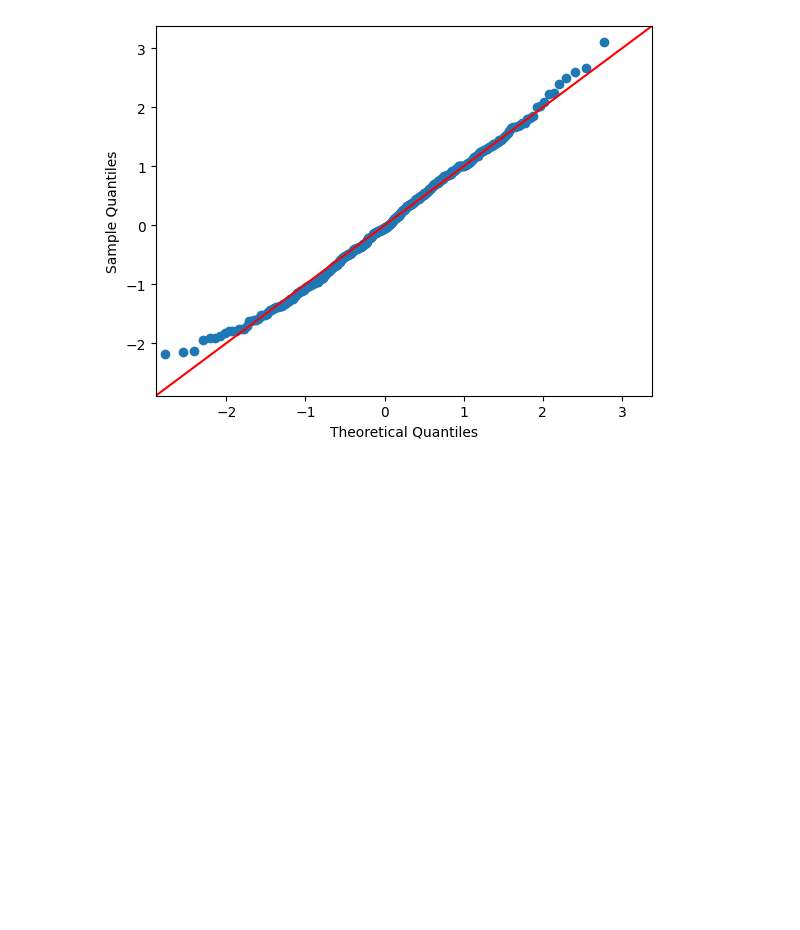
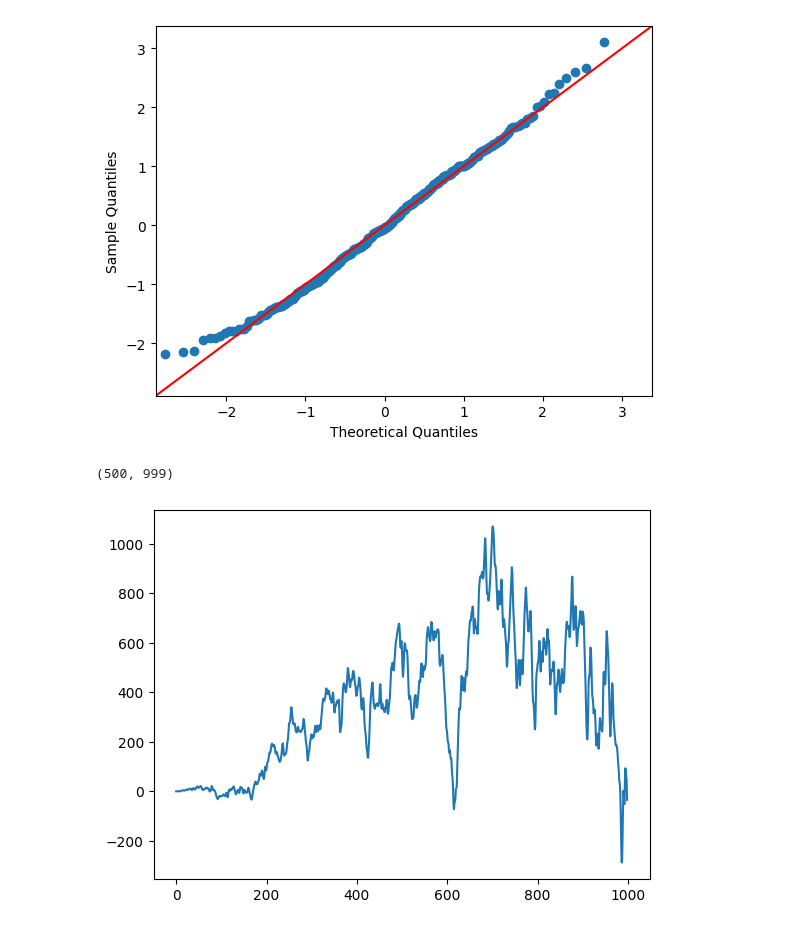
Before and after one commit to trajanmurphy/Trajan_Murphy_Quant_Finance_Final_Project, a Jupyter notebook: Trajan_Murphy_Quant_Finance_Final/Trajan_Murphy_Quant_Finance_Final_Project.ipynb, the cells around one changed output. Saved outputs shown, nothing was run; the diff lists cells and outputs as text; code cells hidden in the pictures; blank space fills up the shorter version.

```diff
--- a/Trajan_Murphy_Quant_Finance_Final/Trajan_Murphy_Quant_Finance_Final_Project.ipynb
+++ b/Trajan_Murphy_Quant_Finance_Final/Trajan_Murphy_Quant_Finance_Final_Project.ipynb
@@ -158,49 +158,37 @@ def interp_volatility(query_pts):
   interp_fun = interp1d(sample_pts, volatility)
   return interp_fun(query_pts)
 # %%
-#Two functions. The first function, wiener_process_simulation simulates a wiener process
-#The second function stochastic_integral calls wiener_process_simulation to generate a WP
-#and then numerically integrates the function handle fun against that WP
+from scipy.integrate import cumulative_trapezoid
 
-def wiener_process_simulation(T, N=1000):
-    """
-    Simulates a standard Wiener process (Brownian motion) over a given time period.
+def wiener_process_simulation(T = 366, N = 366000, npaths = 500):
 
-    Args:
-        T (float): Total time duration in days.
-        N (int): Number of discrete time steps.
+  time_points = np.linspace(0, T, N)
+  dt = T / (N - 1) #
+  sigma = np.sqrt(dt)
+  dW = np.random.normal(loc=0.0, scale=sigma, size=(npaths,N - 1))
+  dW = np.insert(dW, 0, np.zeros(np.shape(dW)[0]), axis = 1)
+  process_path = np.cumsum(dW, axis = 1)
+  return process_path
 
-    Returns:
-        tuple: (time_points, process_path)
-    """
-    time_points = np.linspace(0, T, N)
-    dt = T / (N - 1) #
-    sigma = np.sqrt(dt)
-    dW = np.random.normal(loc=0.0, scale=sigma, size=N - 1)
-    dW = np.insert(dW, 0, 0.0)
-    process_path = np.cumsum(dW)
-
-    return time_points, process_path
-
-def stochastic_integral(endpt, fun, N = 1000):
+def stochastic_integral(endpt, fun, N = 1000, npaths = 500):
   """
   Integrate the function handle fun(x) on the interval [0,endpt] against a Wiener Process
   (output by wiener_process_simulation above). Optional argument N = number of points at which fun
   is sampled
 
   """
   dt = endpt/N
-  x = np.linspace(0, endpt, N-1)
-  #print(len(x))
+  x = np.linspace(0, endpt, N)
+  f = fun(x)
 
-  f = fun(x)
-  _,W = wiener_process_simulation(endpt, N-1)
+  W = wiener_process_simulation(T = endpt, N = N, npaths = npaths)
 
-  #print(len(W))
+  dW = np.gradient(W, axis = 1)
+  integrand = f*dW
 
-  dW = np.gradient(W)
-  #print(len(dW))
 
-  integral = np.trapz(f*dW, dx = dt)
-
+  integral = cumulative_trapezoid(y = integrand, x = x, axis = 1)
   return integral
+# %% [output]
+(500, 999)
+[figure, added]
```
Also changed, not shown: parts of 6 cells of this notebook, 15 other files.
